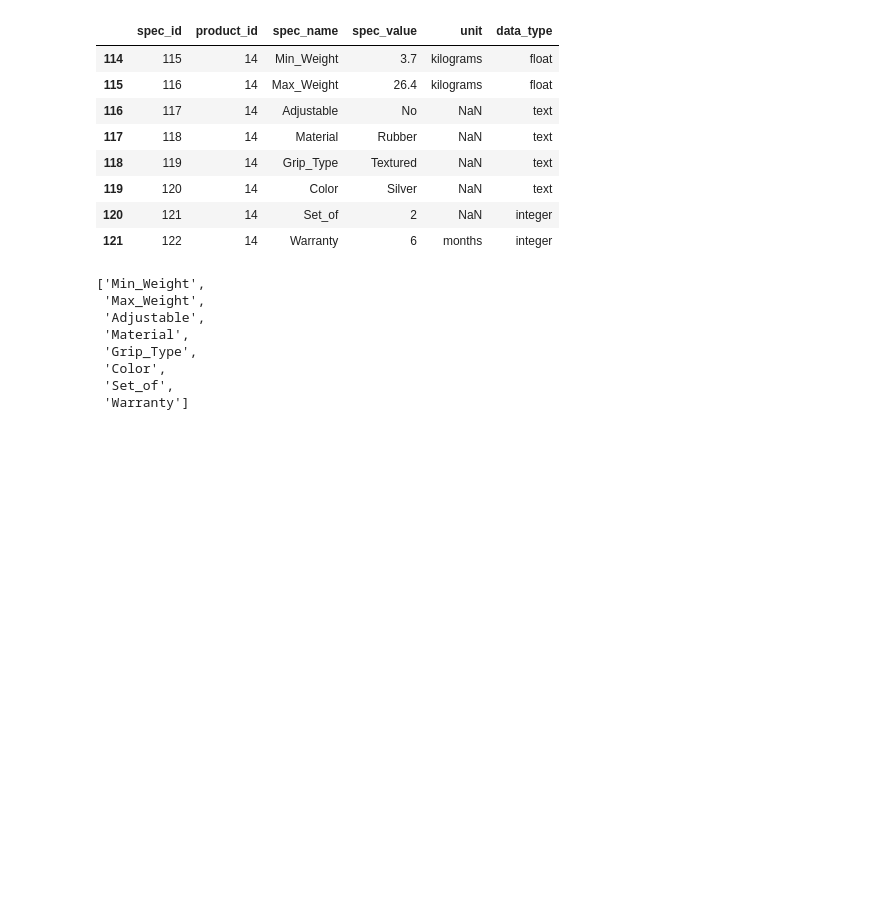
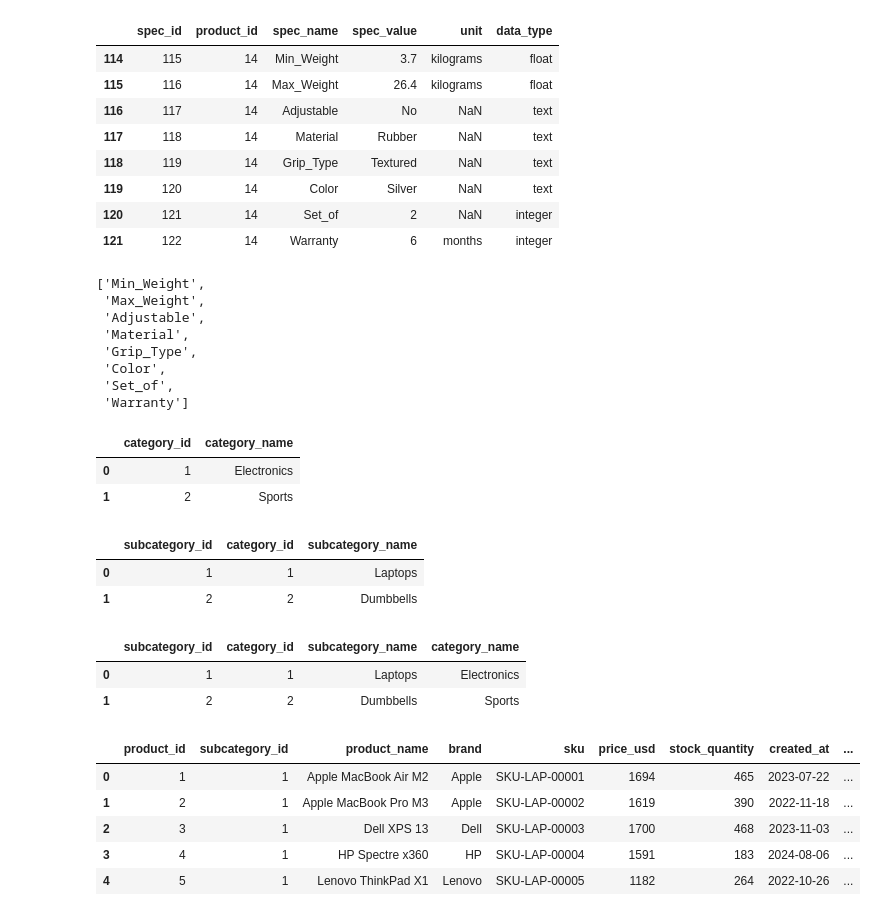
Before and after one commit to bhattacharjeeajay12/EAG_V1_CAPESTONE, a Jupyter notebook: dev_docs/data_quality_2.ipynb, the cells around one changed output. Saved outputs shown, nothing was run; the diff lists cells and outputs as text; code cells hidden in the pictures; blank space fills up the shorter version.

```diff
--- a/dev_docs/data_quality_2.ipynb
+++ b/dev_docs/data_quality_2.ipynb
@@ -273,3 +263,15 @@ list(specification_df[specification_df["product_id"]==14]["spec_name"])
  'Color',
  'Set_of',
  'Warranty']
+# %%
+category_df
+# %% [output]
+|  | category_id | category_name |
+| 0 | 1 | Electronics |
+| 1 | 2 | Sports |
+# %%
+subcategory_df
+# %% [output]
+|  | subcategory_id | category_id | subcategory_name |
+| 0 | 1 | 1 | Laptops |
+| 1 | 2 | 2 | Dumbbells |
@@ -275,0 +282,15 @@ list(specification_df[specification_df["product_id"]==14]["spec_name"])
+# %%
+subcategory_df
+# %% [output]
+|  | subcategory_id | category_id | subcategory_name | category_name |
+| 0 | 1 | 1 | Laptops | Electronics |
+| 1 | 2 | 2 | Dumbbells | Sports |
+# %%
+product_df.head(5)
+# %% [output]
+|  | product_id | subcategory_id | product_name | brand | sku | price_usd | stock_quantity | created_at | ... |
+| 0 | 1 | 1 | Apple MacBook Air M2 | Apple | SKU-LAP-00001 | 1694 | 465 | 2023-07-22 | ... |
+| 1 | 2 | 1 | Apple MacBook Pro M3 | Apple | SKU-LAP-00002 | 1619 | 390 | 2022-11-18 | ... |
+| 2 | 3 | 1 | Dell XPS 13 | Dell | SKU-LAP-00003 | 1700 | 468 | 2023-11-03 | ... |
+| 3 | 4 | 1 | HP Spectre x360 | HP | SKU-LAP-00004 | 1591 | 183 | 2024-08-06 | ... |
+| 4 | 5 | 1 | Lenovo ThinkPad X1 | Lenovo | SKU-LAP-00005 | 1182 | 264 | 2022-10-26 | ... |
```
Also changed, not shown: parts of 19 cells of this notebook, 7 other files.
